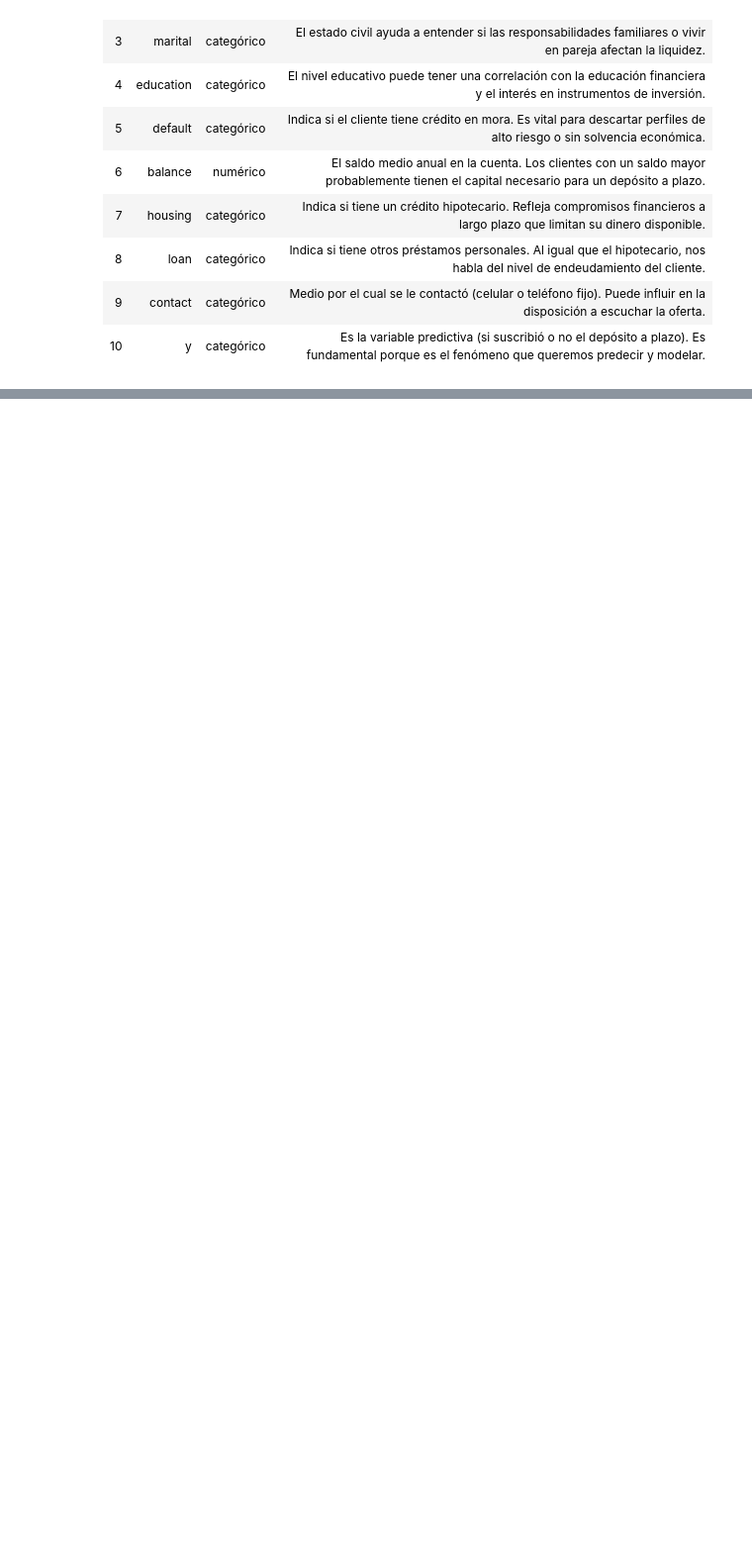
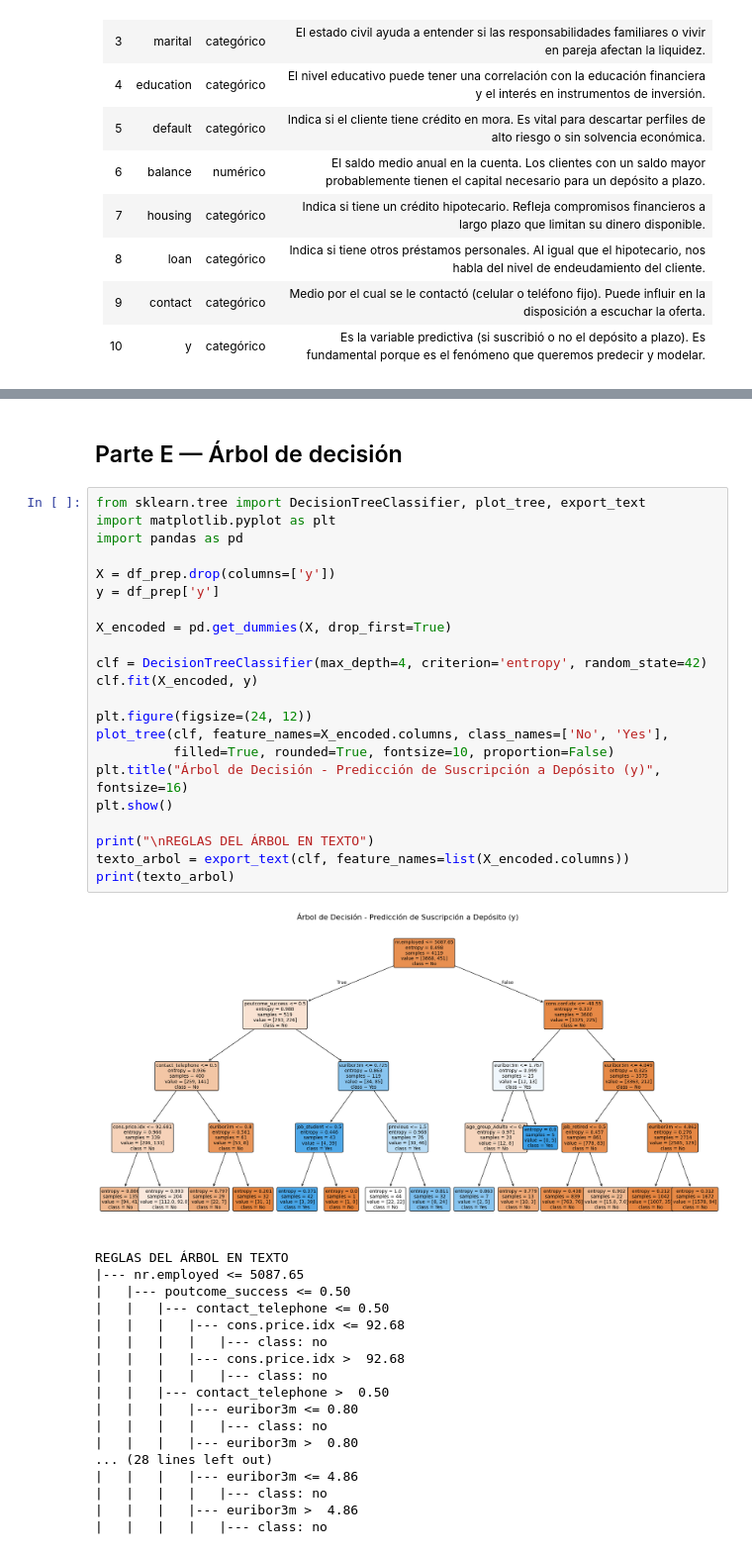
Before and after one commit to Bass-f/Evaluaci-nU1_Fern-ndez_Basti-n, a Jupyter notebook: EvaluaciónU1_Fernández_Bastián.ipynb, the cells around one changed output, grey strips where cells are left out. Shown at 99% size. Drawn from its saved outputs; the diff is of its cells as text; blank space fills up the shorter version.

```diff
--- a/EvaluaciónU1_Fernández_Bastián.ipynb
+++ b/EvaluaciónU1_Fernández_Bastián.ipynb
@@ -53,0 +205,43 @@ Licencia: Creative Commons Attribution 4.0 International
+# %% [markdown]
+## Parte E — Árbol de decisión
+# %%
+from sklearn.tree import DecisionTreeClassifier, plot_tree, export_text
+import matplotlib.pyplot as plt
+import pandas as pd
+
+X = df_prep.drop(columns=['y'])
+y = df_prep['y']
+
+X_encoded = pd.get_dummies(X, drop_first=True)
+
+clf = DecisionTreeClassifier(max_depth=4, criterion='entropy', random_state=42)
+clf.fit(X_encoded, y)
+
+plt.figure(figsize=(24, 12))
+plot_tree(clf, feature_names=X_encoded.columns, class_names=['No', 'Yes'],
+          filled=True, rounded=True, fontsize=10, proportion=False)
+plt.title("Árbol de Decisión - Predicción de Suscripción a Depósito (y)", fontsize=16)
+plt.show()
+
+print("\nREGLAS DEL ÁRBOL EN TEXTO")
+texto_arbol = export_text(clf, feature_names=list(X_encoded.columns))
+print(texto_arbol)
+# %% [output]
+[figure, added]
+REGLAS DEL ÁRBOL EN TEXTO
+|--- nr.employed <= 5087.65
+|   |--- poutcome_success <= 0.50
+|   |   |--- contact_telephone <= 0.50
+|   |   |   |--- cons.price.idx <= 92.68
+|   |   |   |   |--- class: no
+|   |   |   |--- cons.price.idx >  92.68
+|   |   |   |   |--- class: no
+|   |   |--- contact_telephone >  0.50
+|   |   |   |--- euribor3m <= 0.80
+|   |   |   |   |--- class: no
+|   |   |   |--- euribor3m >  0.80
+... (28 lines left out)
+|   |   |   |--- euribor3m <= 4.86
+|   |   |   |   |--- class: no
+|   |   |   |--- euribor3m >  4.86
+|   |   |   |   |--- class: no
```
Also changed, not shown: parts of 15 cells of this notebook.
